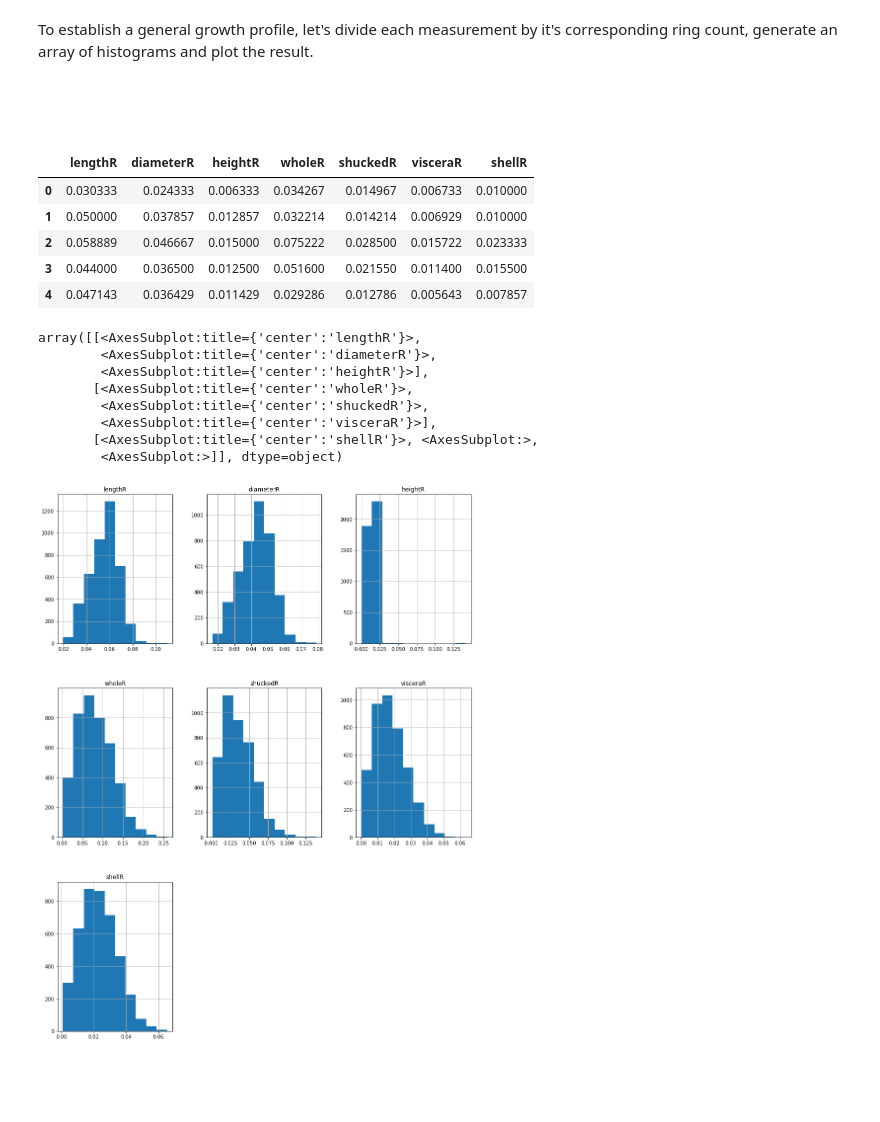
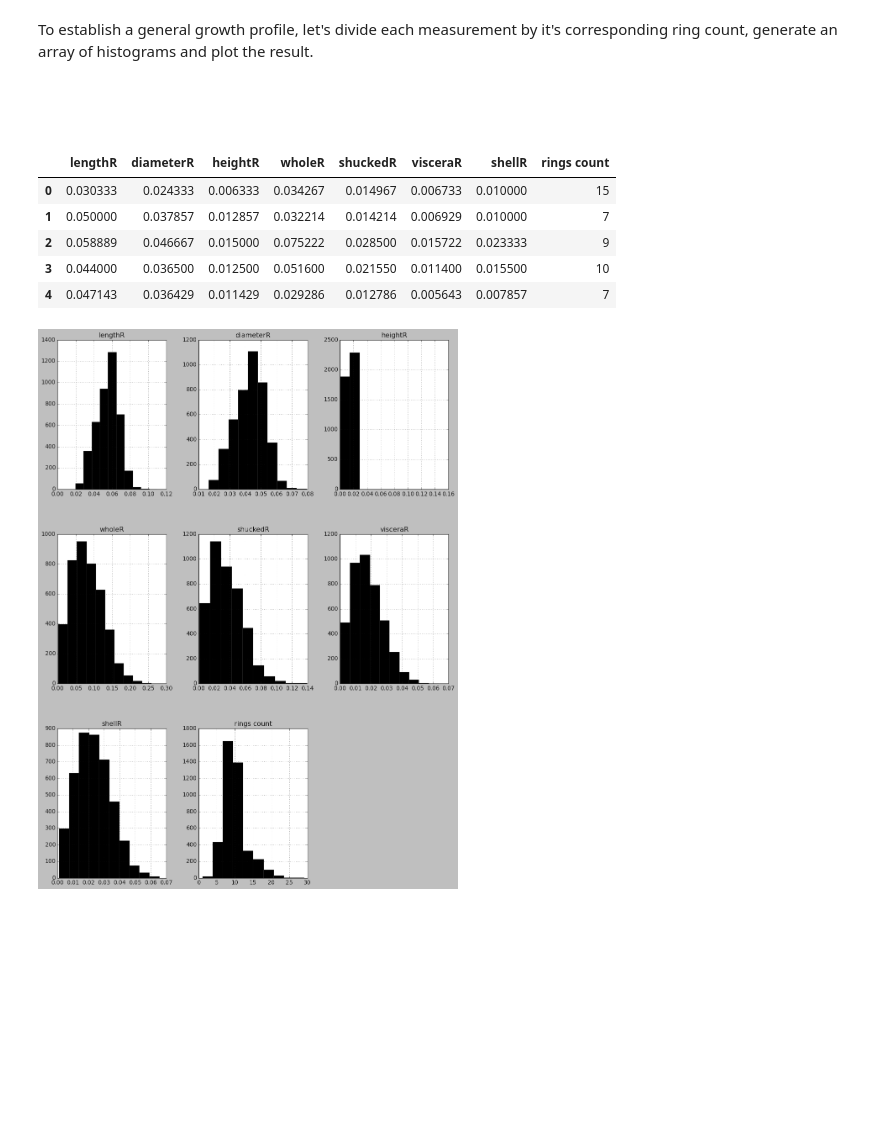
Before and after one commit to CarlDiMartini/springIntoAction, a Jupyter notebook: Abalone Analysis.ipynb, the cells around one changed output. Cells and saved outputs as stored; diff of their text form; code cells hidden in the pictures; blank space fills up the shorter version.

```diff
--- a/Abalone Analysis.ipynb
+++ b/Abalone Analysis.ipynb
@@ -2,3 +38,11 @@
 import pandas as pd
 import numpy as np
 from matplotlib import pyplot as plt
+import seaborn as sns
+from matplotlib import rcParams
+sns.set(style="darkgrid")
+#plt.style.use('fivethirtyeight')
+plt.style.use('classic')
+#plt.style.use('dark_background')
+#plt.style.use('ggplot')
+#plt.style.use('grayscale')
@@ -82,9 +149,9 @@ Ring counts bare little or no relationship to the specimen being tabulated as 'I
 # %% [markdown]
 &nbsp;
 # %%
-data.loc[data[sex]=='I', sex] = 'unknown'
+data.loc[data[sex]=='I', sex] = 'neutral'
 # %%
 data.iloc[:,0] = pd.Categorical(data.iloc[:,0])
 # %%
-data.rename(columns = {sex:'Sex (M, F, and unknown)'}, inplace = True)
+data.rename(columns = {sex:'Sex (M, F, and neutral)'}, inplace = True)
 # %%
@@ -139,26 +206,20 @@ ratiosDF['wholeR']    =  wholeR
 ratiosDF['shuckedR']  =  shuckedR
 ratiosDF['visceraR']  =  visceraR
 ratiosDF['shellR']    =  shellR
+ratiosDF['rings count'] = data['Rings Count']
 ratiosDF.head()
 # %% [output]
-|  | lengthR | diameterR | heightR | wholeR | shuckedR | visceraR | shellR |
-| 0 | 0.030333 | 0.024333 | 0.006333 | 0.034267 | 0.014967 | 0.006733 | 0.010000 |
-| 1 | 0.050000 | 0.037857 | 0.012857 | 0.032214 | 0.014214 | 0.006929 | 0.010000 |
-| 2 | 0.058889 | 0.046667 | 0.015000 | 0.075222 | 0.028500 | 0.015722 | 0.023333 |
-| 3 | 0.044000 | 0.036500 | 0.012500 | 0.051600 | 0.021550 | 0.011400 | 0.015500 |
-| 4 | 0.047143 | 0.036429 | 0.011429 | 0.029286 | 0.012786 | 0.005643 | 0.007857 |
+|  | lengthR | diameterR | heightR | wholeR | shuckedR | visceraR | shellR | rings count |
+| 0 | 0.030333 | 0.024333 | 0.006333 | 0.034267 | 0.014967 | 0.006733 | 0.010000 | 15 |
+| 1 | 0.050000 | 0.037857 | 0.012857 | 0.032214 | 0.014214 | 0.006929 | 0.010000 | 7 |
+| 2 | 0.058889 | 0.046667 | 0.015000 | 0.075222 | 0.028500 | 0.015722 | 0.023333 | 9 |
+| 3 | 0.044000 | 0.036500 | 0.012500 | 0.051600 | 0.021550 | 0.011400 | 0.015500 | 10 |
+| 4 | 0.047143 | 0.036429 | 0.011429 | 0.029286 | 0.012786 | 0.005643 | 0.007857 | 7 |
 # %%
-ratiosDF.hist(bins = 10, figsize = (15,20))
+ratiosDF.hist(bins = 10, figsize = (15,20), color = 'black')
+plt.show()
 # %% [output]
-array([[<AxesSubplot:title={'center':'lengthR'}>,
-        <AxesSubplot:title={'center':'diameterR'}>,
-        <AxesSubplot:title={'center':'heightR'}>],
-       [<AxesSubplot:title={'center':'wholeR'}>,
-        <AxesSubplot:title={'center':'shuckedR'}>,
-        <AxesSubplot:title={'center':'visceraR'}>],
-       [<AxesSubplot:title={'center':'shellR'}>, <AxesSubplot:>,
-        <AxesSubplot:>]], dtype=object)
-[figure, old version]
+[figure, new version]
 # %% [markdown]
 <br>
 <br>
```
Also changed, not shown: parts of 78 cells of this notebook.
